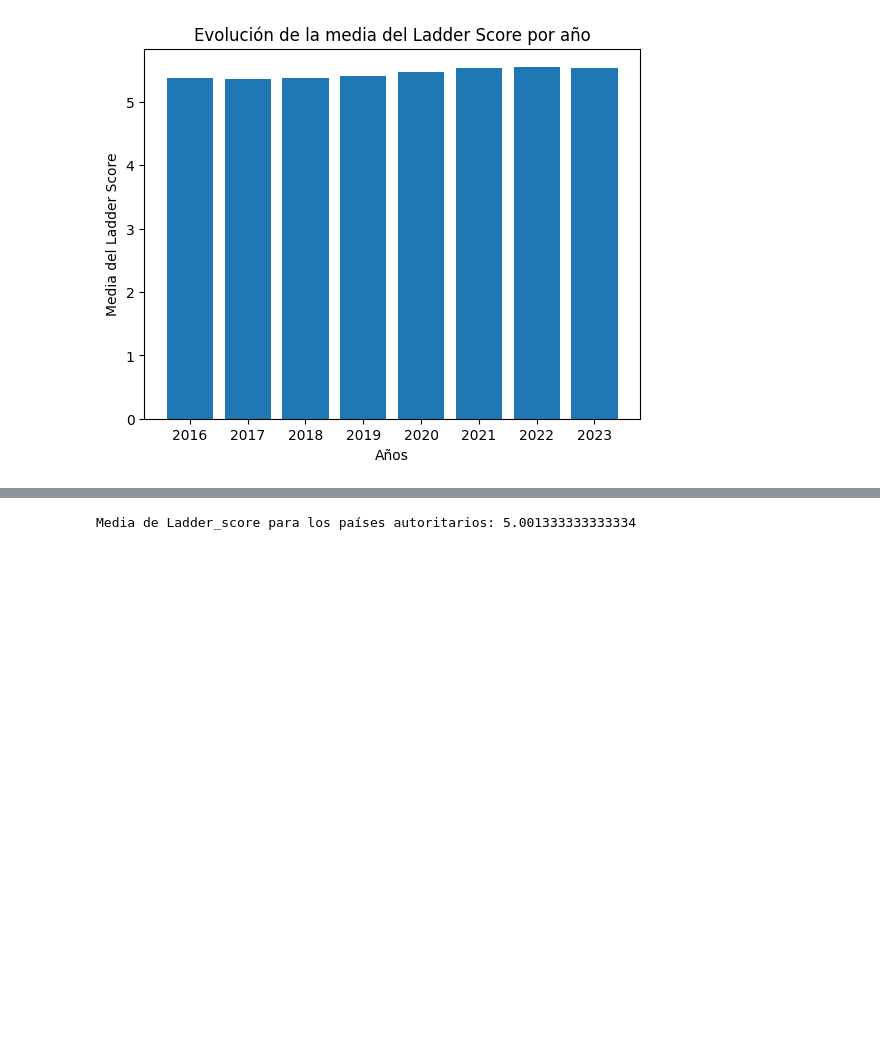
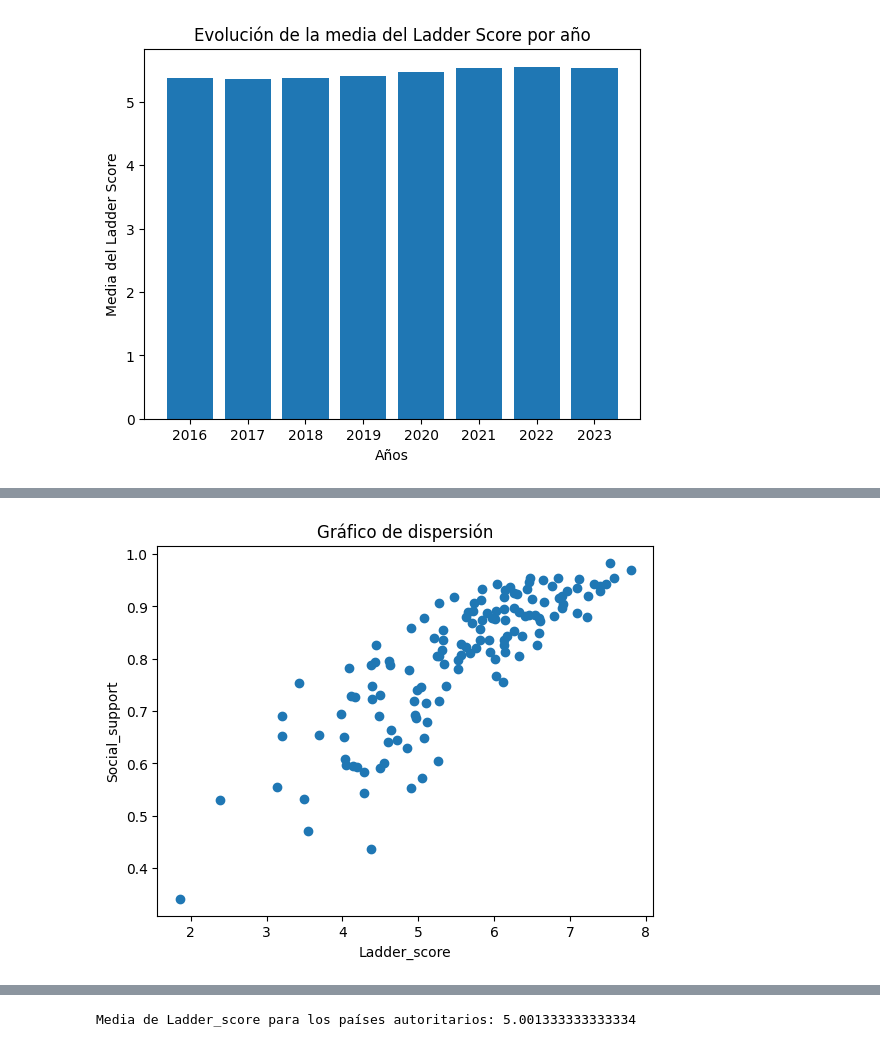
Before and after one commit to jose-luis666/w8-final_project, a Jupyter notebook: Untitled-2.ipynb, the cells around one changed output, grey strips where cells are left out. Saved outputs shown, nothing was run; the diff lists cells and outputs as text; code cells hidden in the pictures; blank space fills up the shorter version.

```diff
--- a/Untitled-2.ipynb
+++ b/Untitled-2.ipynb
@@ -681,0 +683,13 @@ plt.show()
+# %%
+# Vemos que la columna con más correlación a nuestra puntuación de la felicidad (Ladder score) es el Social Support.
+# Esto significa que lo que más feliz hace a la mayoría de personas es la sensación de contar con gente que te apoya.
+
+# Observemos esta correlación en un gráfico de dispersión
+
+plt.scatter(df['Ladder_score'], df['Social_support'])
+plt.xlabel('Ladder_score')
+plt.ylabel('Social_support')
+plt.title('Gráfico de dispersión')
+plt.show()
+# %% [output]
+[figure, added]
```
Also changed, not shown: parts of 6 cells of this notebook.
